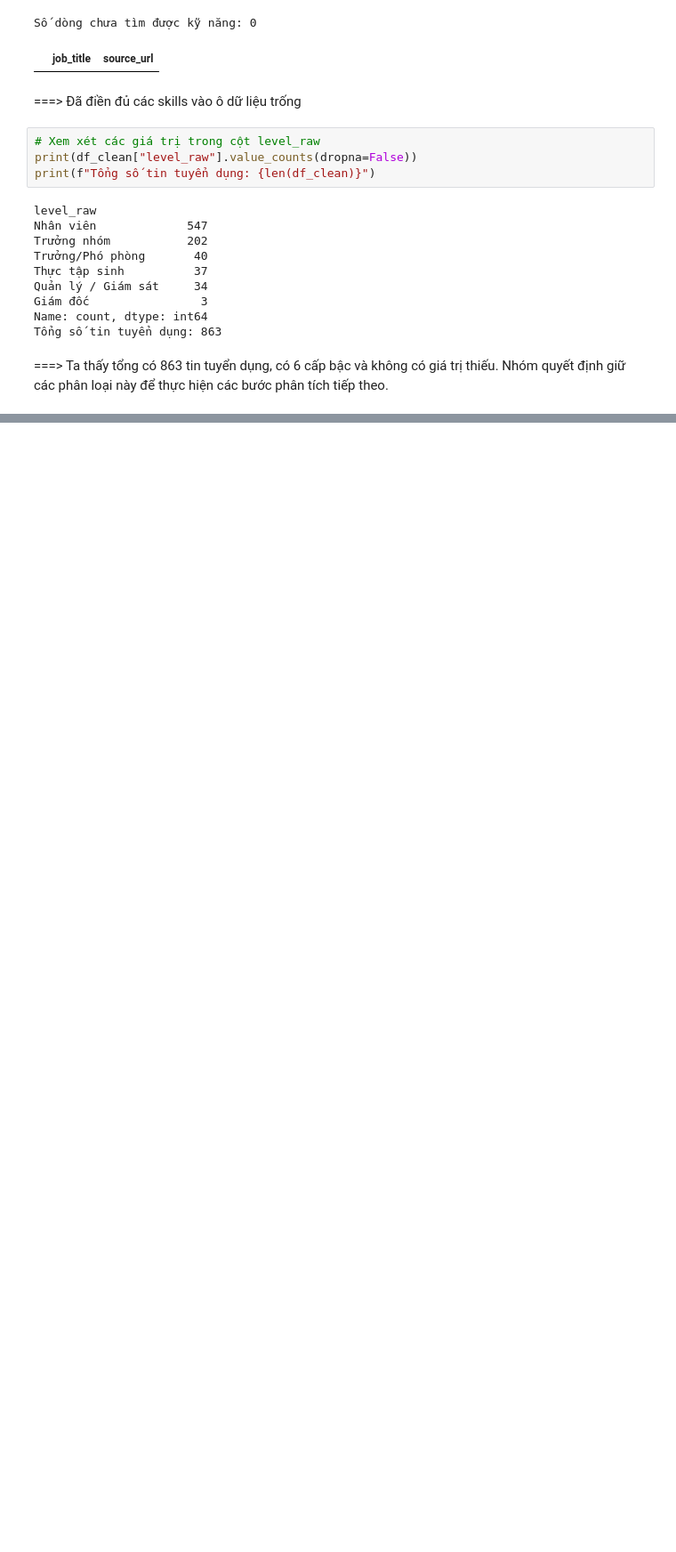
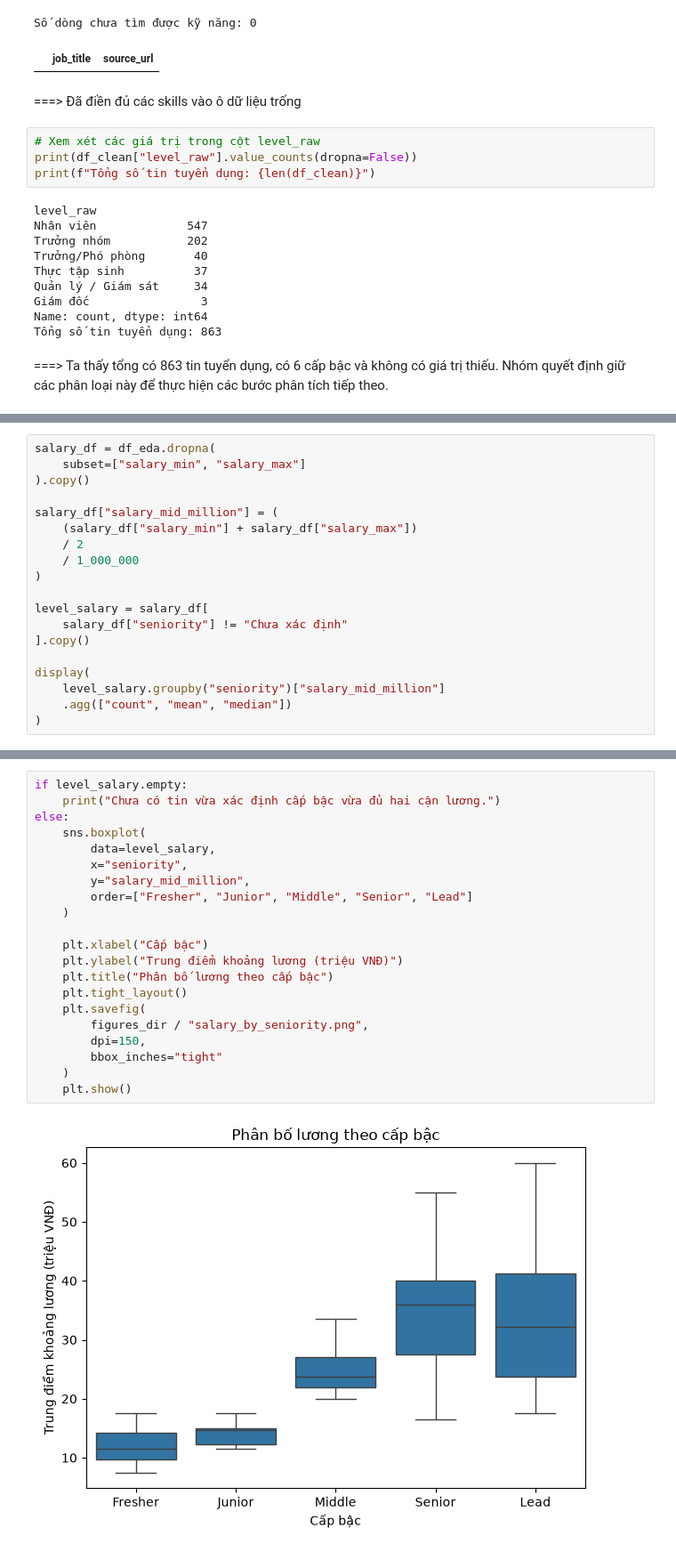
Before and after one commit to maithanhai/data-mining, a Jupyter notebook: notebooks/Nhom07_MiningPipeline.ipynb, the cells around one changed output, grey strips where cells are left out. Shown at 89% size. Drawn from its saved outputs; the diff is of its cells as text; blank space fills up the shorter version.

```diff
--- a/notebooks/Nhom07_MiningPipeline.ipynb
+++ b/notebooks/Nhom07_MiningPipeline.ipynb
@@ -531,0 +1061,19 @@ Kích thước dữ liệu sạch: 863
+# %%
+salary_df = df_eda.dropna(
+    subset=["salary_min", "salary_max"]
+).copy()
+
+salary_df["salary_mid_million"] = (
+    (salary_df["salary_min"] + salary_df["salary_max"])
+    / 2
+    / 1_000_000
+)
+
+level_salary = salary_df[
+    salary_df["seniority"] != "Chưa xác định"
+].copy()
+
+display(
+    level_salary.groupby("seniority")["salary_mid_million"]
+    .agg(["count", "mean", "median"])
+)
@@ -531,0 +1088,23 @@ Kích thước dữ liệu sạch: 863
+# %%
+if level_salary.empty:
+    print("Chưa có tin vừa xác định cấp bậc vừa đủ hai cận lương.")
+else:
+    sns.boxplot(
+        data=level_salary,
+        x="seniority",
+        y="salary_mid_million",
+        order=["Fresher", "Junior", "Middle", "Senior", "Lead"]
+    )
+
+    plt.xlabel("Cấp bậc")
+    plt.ylabel("Trung điểm khoảng lương (triệu VNĐ)")
+    plt.title("Phân bố lương theo cấp bậc")
+    plt.tight_layout()
+    plt.savefig(
+        figures_dir / "salary_by_seniority.png",
+        dpi=150,
+        bbox_inches="tight"
+    )
+    plt.show()
+# %% [output]
+[figure, added]
```
Also changed, not shown: parts of 56 cells of this notebook, 14 other files.
